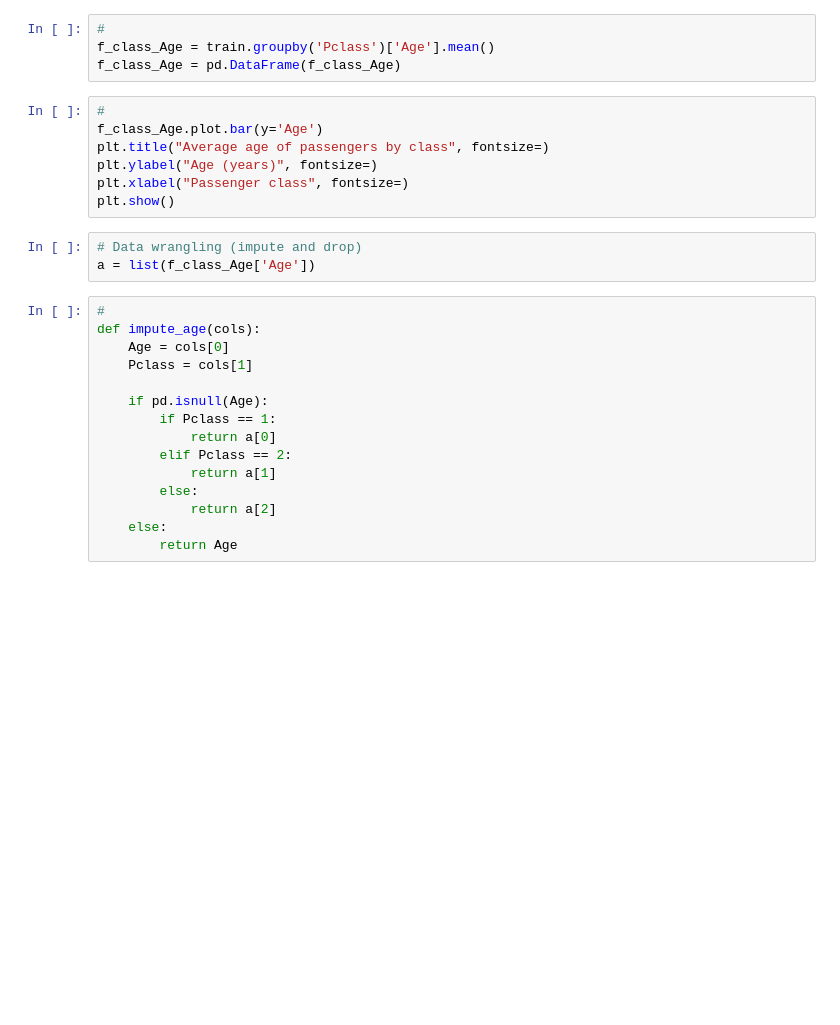
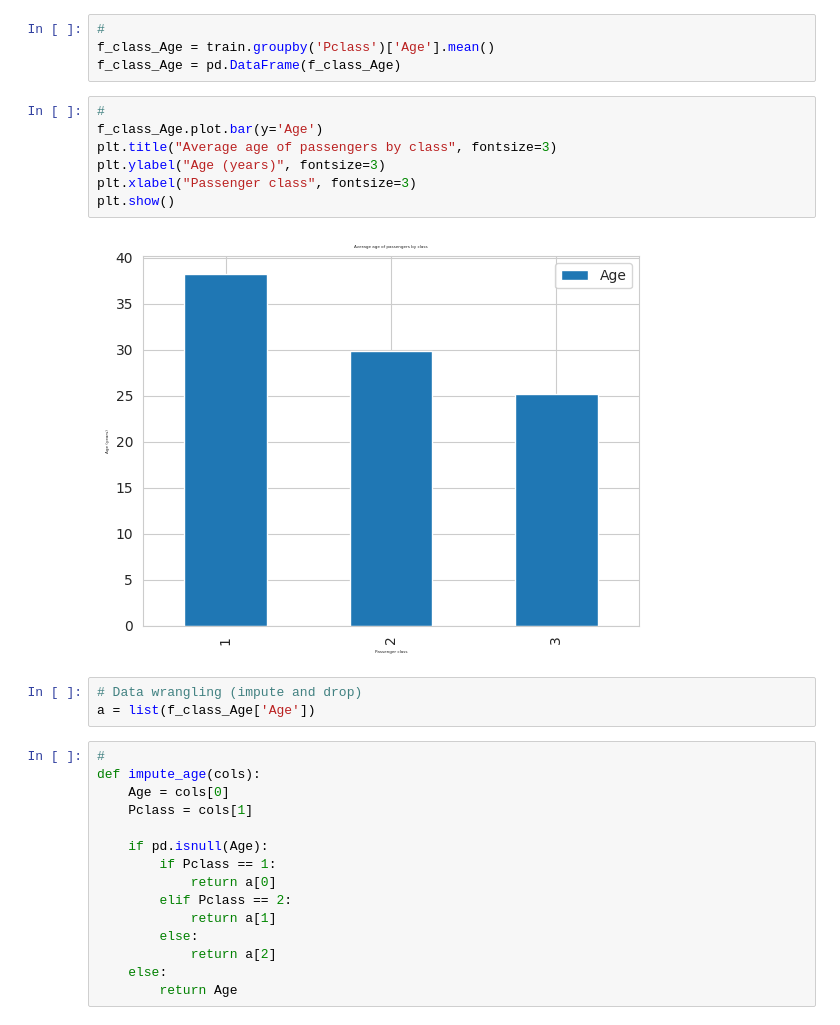
Before and after one commit to 2403A51L03/AIML_2025, a Jupyter notebook: LAB_5.ipynb, the cells around one changed output. Drawn from its saved outputs; the diff is of its cells as text; blank space fills up the shorter version.

```diff
--- a/LAB_5.ipynb
+++ b/LAB_5.ipynb
@@ -79,10 +162,12 @@ f_class_Age = pd.DataFrame(f_class_Age)
 # %%
 #
 f_class_Age.plot.bar(y='Age')
-plt.title("Average age of passengers by class", fontsize=)
-plt.ylabel("Age (years)", fontsize=)
-plt.xlabel("Passenger class", fontsize=)
+plt.title("Average age of passengers by class", fontsize=3)
+plt.ylabel("Age (years)", fontsize=3)
+plt.xlabel("Passenger class", fontsize=3)
 plt.show()
+# %% [output]
+[figure, added]
 # %%
 # Data wrangling (impute and drop)
 a = list(f_class_Age['Age'])
```
Also changed, not shown: parts of 13 cells of this notebook.
